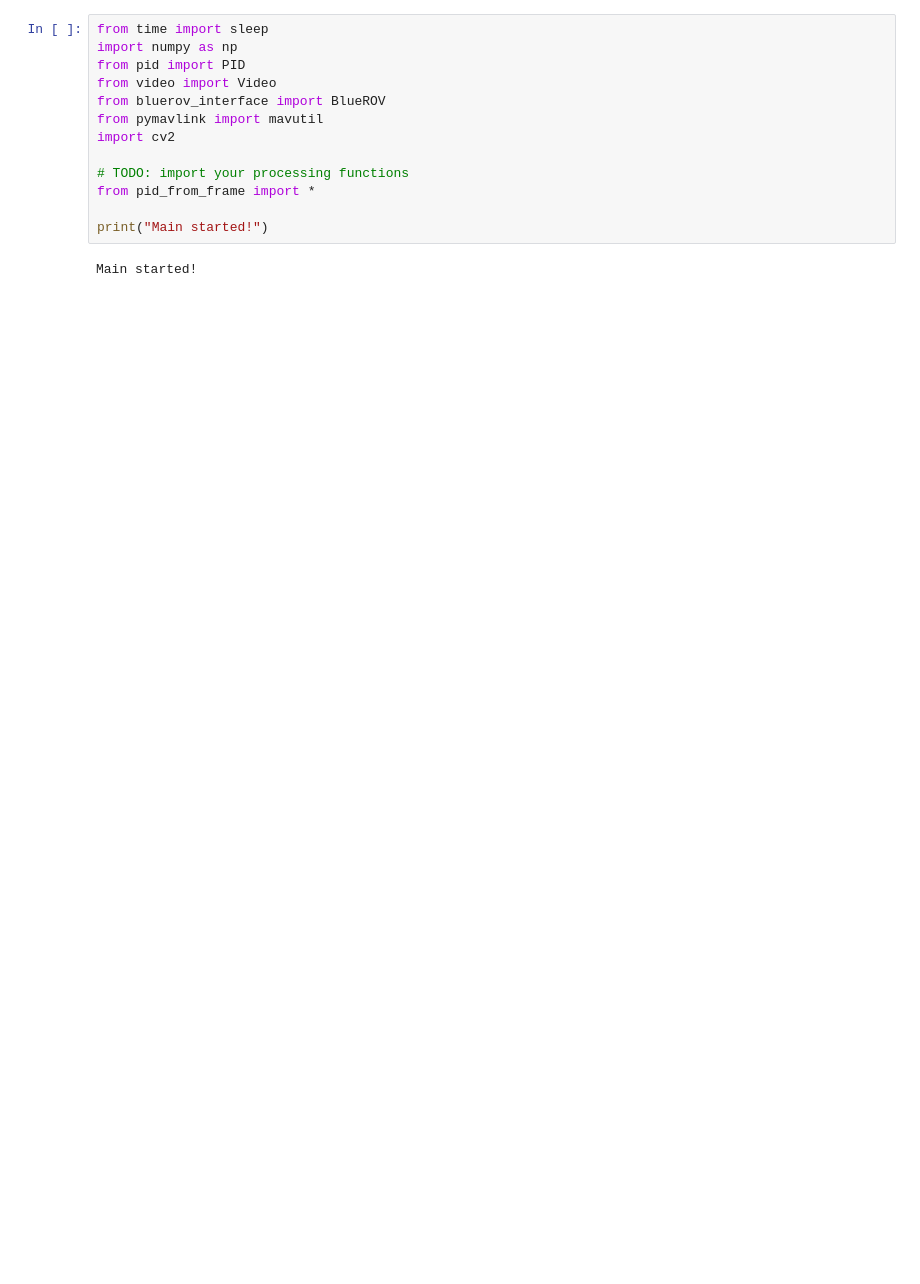
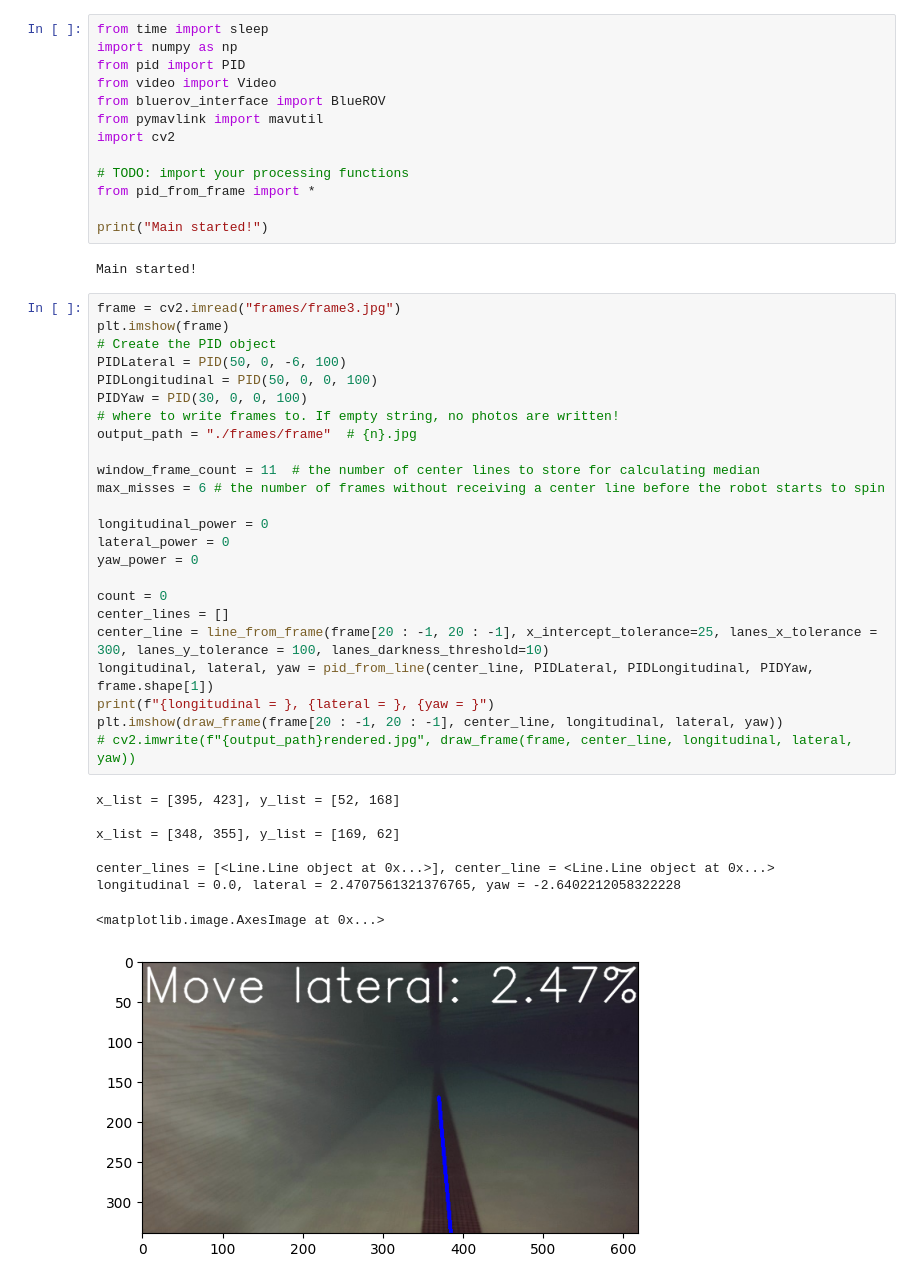
Before and after one commit to TonehavenE/lane_detection_motors, a Jupyter notebook: test.ipynb, the cells around one changed output. Drawn from its saved outputs; the diff is of its cells as text; blank space fills up the shorter version.

```diff
--- a/test.ipynb
+++ b/test.ipynb
@@ -13,3 +13,36 @@ from pid_from_frame import *
 print("Main started!")
 # %% [output]
 Main started!
+# %%
+frame = cv2.imread("frames/frame3.jpg")
+plt.imshow(frame)
+# Create the PID object
+PIDLateral = PID(50, 0, -6, 100)
+PIDLongitudinal = PID(50, 0, 0, 100)
+PIDYaw = PID(30, 0, 0, 100)
+# where to write frames to. If empty string, no photos are written!
+output_path = "./frames/frame"  # {n}.jpg
+
+window_frame_count = 11  # the number of center lines to store for calculating median
+max_misses = 6 # the number of frames without receiving a center line before the robot starts to spin
+
+longitudinal_power = 0
+lateral_power = 0
+yaw_power = 0
+
+count = 0
+center_lines = []
+center_line = line_from_frame(frame[20 : -1, 20 : -1], x_intercept_tolerance=25, lanes_x_tolerance = 300, lanes_y_tolerance = 100, lanes_darkness_threshold=10)
+longitudinal, lateral, yaw = pid_from_line(center_line, PIDLateral, PIDLongitudinal, PIDYaw, frame.shape[1])
+print(f"{longitudinal = }, {lateral = }, {yaw = }")
+plt.imshow(draw_frame(frame[20 : -1, 20 : -1], center_line, longitudinal, lateral, yaw))
+# cv2.imwrite(f"{output_path}rendered.jpg", draw_frame(frame, center_line, longitudinal, lateral, yaw))
+# %% [output]
+x_list = [395, 423], y_list = [52, 168]
+
+x_list = [348, 355], y_list = [169, 62]
+
+center_lines = [<Line.Line object at 0x...>], center_line = <Line.Line object at 0x...>
+longitudinal = 0.0, lateral = 2.4707561321376765, yaw = -2.6402212058322228
+<matplotlib.image.AxesImage at 0x...>
+[figure, added]
```
Also changed, not shown: parts of 5 cells of this notebook, 8 other files.
